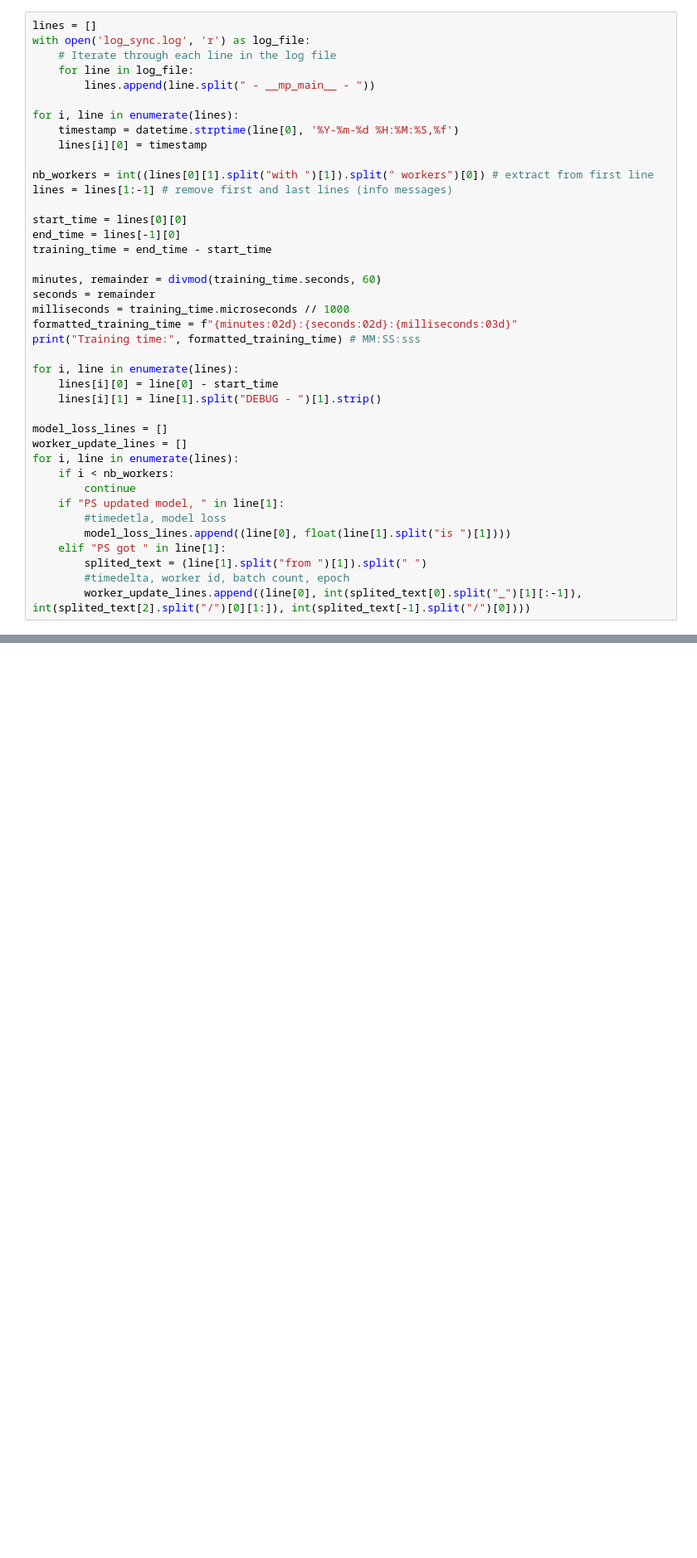
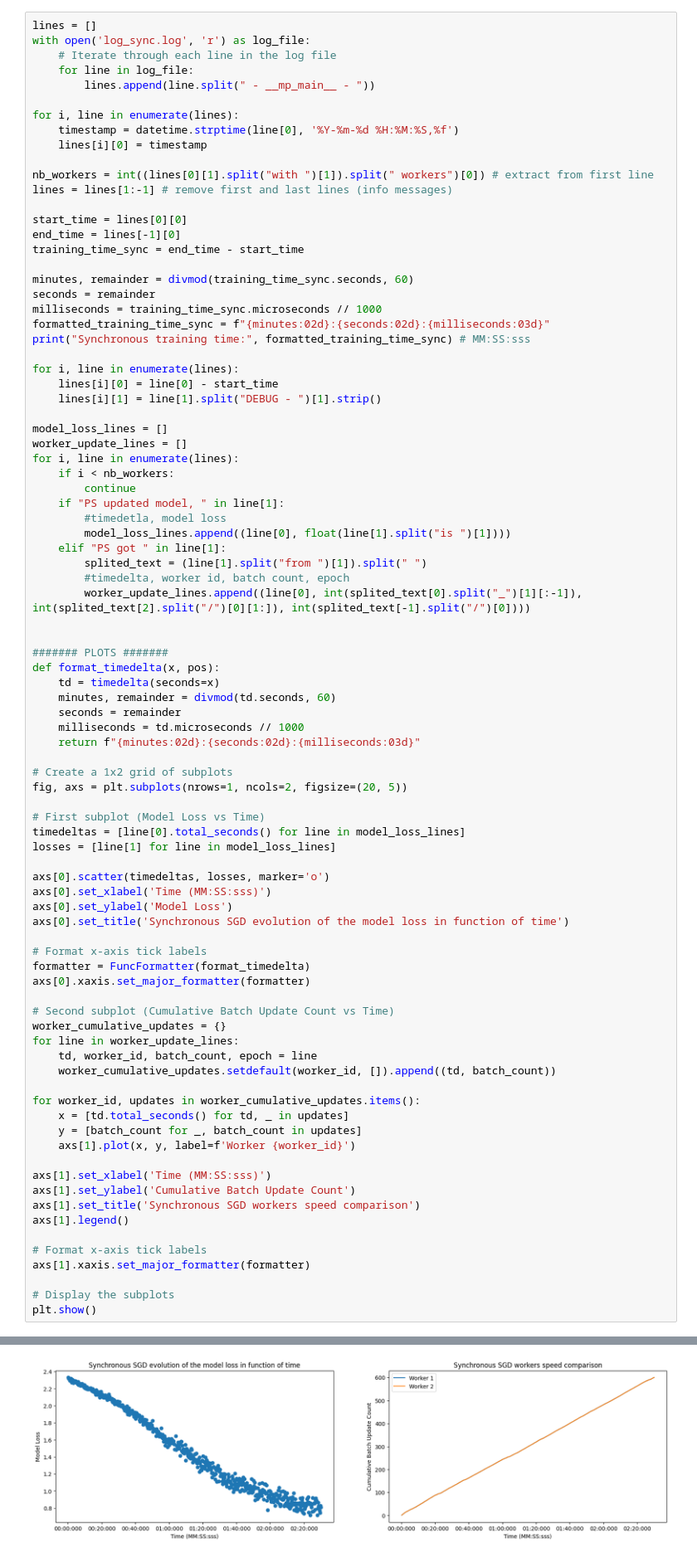
Before and after one commit to NicolasRR/OptML, a Jupyter notebook: plots.ipynb, the cells around one changed output, grey strips where cells are left out. Shown at 83% size. Cells and saved outputs as stored; diff of their text form; blank space fills up the shorter version.

Commit message:
async plots done

```diff
--- a/plots.ipynb
+++ b/plots.ipynb
@@ -23,13 +23,13 @@ lines = lines[1:-1] # remove first and last lines (info messages)
 
 start_time = lines[0][0]
 end_time = lines[-1][0]
-training_time = end_time - start_time
+training_time_sync = end_time - start_time
 
-minutes, remainder = divmod(training_time.seconds, 60)
+minutes, remainder = divmod(training_time_sync.seconds, 60)
 seconds = remainder
-milliseconds = training_time.microseconds // 1000
-formatted_training_time = f"{minutes:02d}:{seconds:02d}:{milliseconds:03d}"
-print("Training time:", formatted_training_time) # MM:SS:sss
+milliseconds = training_time_sync.microseconds // 1000
+formatted_training_time_sync = f"{minutes:02d}:{seconds:02d}:{milliseconds:03d}"
+print("Synchronous training time:", formatted_training_time_sync) # MM:SS:sss
 
 for i, line in enumerate(lines):
     lines[i][0] = line[0] - start_time
@@ -47,4 +47,51 @@ for i, line in enumerate(lines):
         splited_text = (line[1].split("from ")[1]).split(" ")
         #timedelta, worker id, batch count, epoch
         worker_update_lines.append((line[0], int(splited_text[0].split("_")[1][:-1]), int(splited_text[2].split("/")[0][1:]), int(splited_text[-1].split("/")[0])))
+
+
+####### PLOTS #######
+def format_timedelta(x, pos):
+    td = timedelta(seconds=x)
+    minutes, remainder = divmod(td.seconds, 60)
+    seconds = remainder
+    milliseconds = td.microseconds // 1000
+    return f"{minutes:02d}:{seconds:02d}:{milliseconds:03d}"
+
+# Create a 1x2 grid of subplots
+fig, axs = plt.subplots(nrows=1, ncols=2, figsize=(20, 5))
+
+# First subplot (Model Loss vs Time)
+timedeltas = [line[0].total_seconds() for line in model_loss_lines]
+losses = [line[1] for line in model_loss_lines]
+
+axs[0].scatter(timedeltas, losses, marker='o')
+axs[0].set_xlabel('Time (MM:SS:sss)')
+axs[0].set_ylabel('Model Loss')
+axs[0].set_title('Synchronous SGD evolution of the model loss in function of time')
+
+# Format x-axis tick labels
+formatter = FuncFormatter(format_timedelta)
+axs[0].xaxis.set_major_formatter(formatter)
+
+# Second subplot (Cumulative Batch Update Count vs Time)
+worker_cumulative_updates = {}
+for line in worker_update_lines:
+    td, worker_id, batch_count, epoch = line
+    worker_cumulative_updates.setdefault(worker_id, []).append((td, batch_count))
+
+for worker_id, updates in worker_cumulative_updates.items():
+    x = [td.total_seconds() for td, _ in updates]
+    y = [batch_count for _, batch_count in updates]
+    axs[1].plot(x, y, label=f'Worker {worker_id}')
+
+axs[1].set_xlabel('Time (MM:SS:sss)')
+axs[1].set_ylabel('Cumulative Batch Update Count')
+axs[1].set_title('Synchronous SGD workers speed comparison')
+axs[1].legend()
+
+# Format x-axis tick labels
+axs[1].xaxis.set_major_formatter(formatter)
+
+# Display the subplots
+plt.show()
 # %% [output]
@@ -51,0 +99 @@ Training time: 02:30:051
+[figure, added]
```
Also changed, not shown: parts of 5 cells of this notebook.
